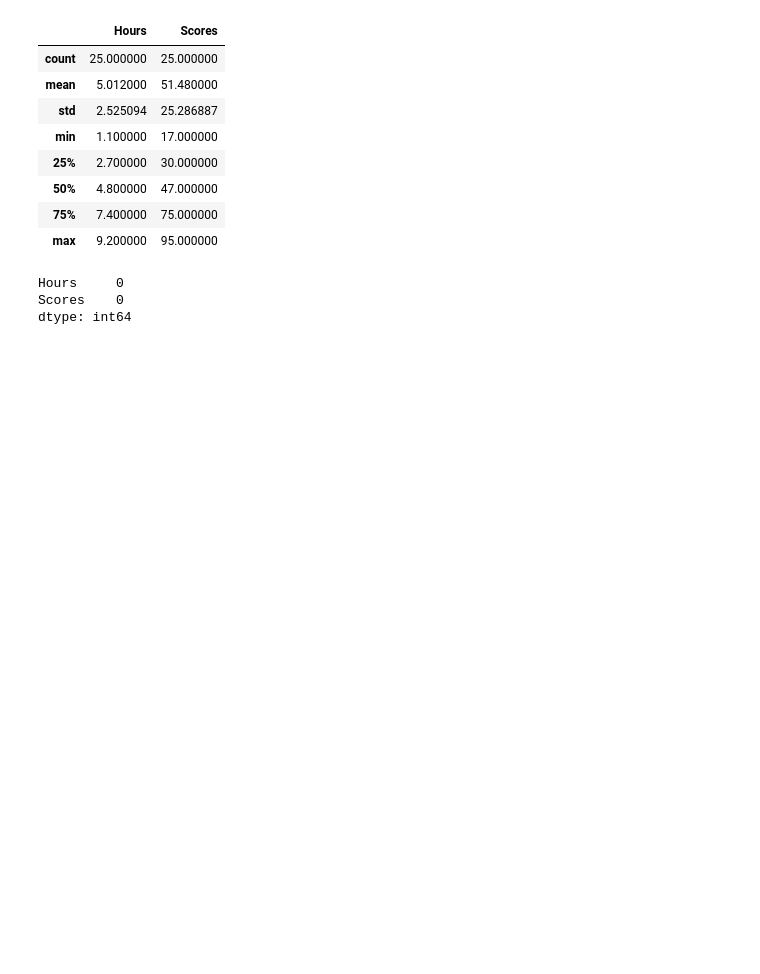
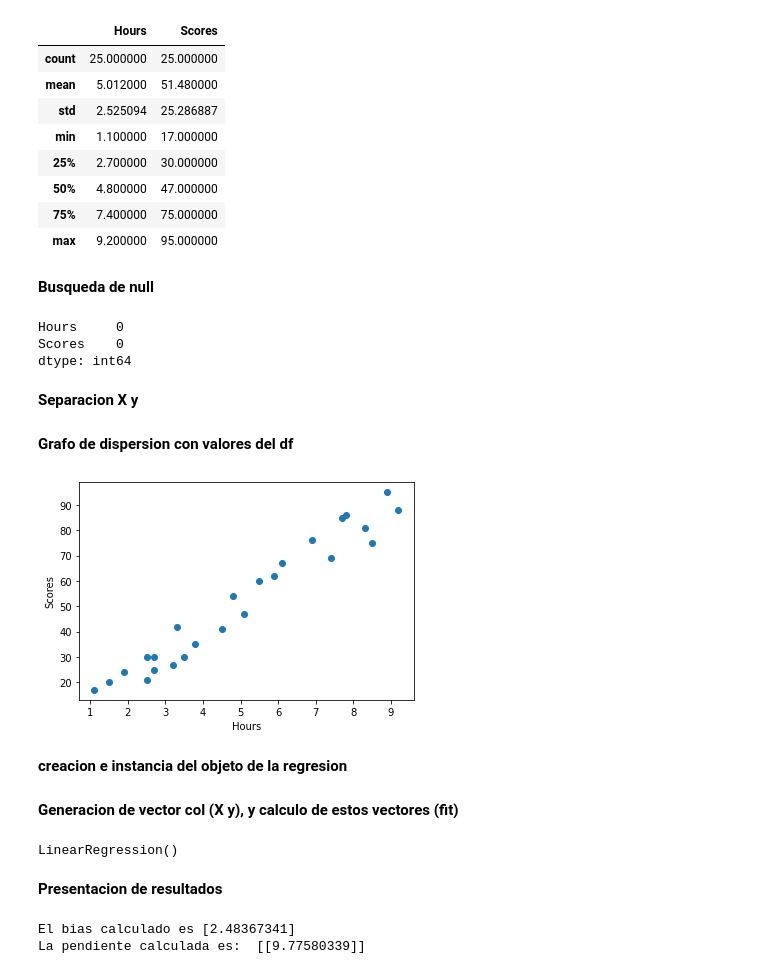
Before and after one commit to Jorge2018/DataScience2022-2, a Jupyter notebook: Script_regresionLinealBasica.ipynb, the cells around one changed output. Saved outputs shown, nothing was run; the diff lists cells and outputs as text; code cells hidden in the pictures; blank space fills up the shorter version.

```diff
--- a/Script_regresionLinealBasica.ipynb
+++ b/Script_regresionLinealBasica.ipynb
@@ -38,6 +40,8 @@ df.describe()
 | 50% | 4.800000 | 47.000000 |
 | 75% | 7.400000 | 75.000000 |
 | max | 9.200000 | 95.000000 |
+# %% [markdown]
+**Busqueda de null**
 # %%
 # busqueda de null
 df.isnull().sum()
@@ -45,6 +49,8 @@ df.isnull().sum()
 Hours     0
 Scores    0
 dtype: int64
+# %% [markdown]
+**Separacion X y**
 # %%
 # separacion de df
 
@@ -52,3 +58,14 @@ X= df.iloc[:,:-1]
 y= df.iloc[:,-1]
 
 X_train, X_test, y_train, y_test =train_test_split(X,y, test_size=0.5, random_state=42)
+# %% [markdown]
+**Grafo de dispersion con valores del df**
+# %%
+plt.scatter(df.Hours,df.Scores)
+plt.xlabel("Hours")
+plt.ylabel("Scores")
+plt.show()
+# %% [output]
+[figure, added]
+# %% [markdown]
+**creacion e instancia del objeto de la regresion**
@@ -54,0 +74,16 @@ X_train, X_test, y_train, y_test =train_test_split(X,y, test_size=0.5, random_st
+# %% [markdown]
+**Generacion de vector col (X y), y calculo de estos vectores (fit)**
+# %%
+X = np.array(df.Hours.values.reshape(-1,1))
+y = np.array(df.Scores.values.reshape(-1,1))
+lin_reg.fit(X ,y)
+# %% [output]
+LinearRegression()
+# %% [markdown]
+**Presentacion de resultados**
+# %%
+print('El bias calculado es', lin_reg.intercept_)
+print('La pendiente calculada es: ', lin_reg.coef_)
+# %% [output]
+El bias calculado es [2.48367341]
+La pendiente calculada es:  [[9.77580339]]
```
Also changed, not shown: parts of 3 cells of this notebook.
